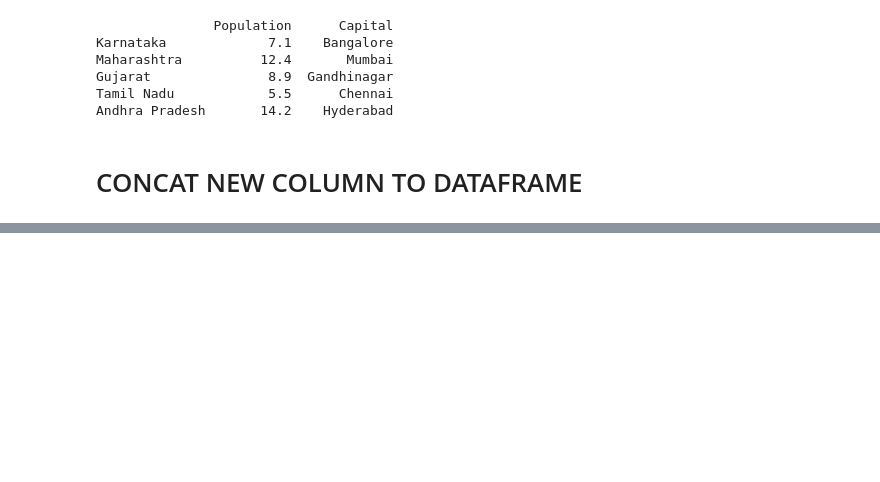
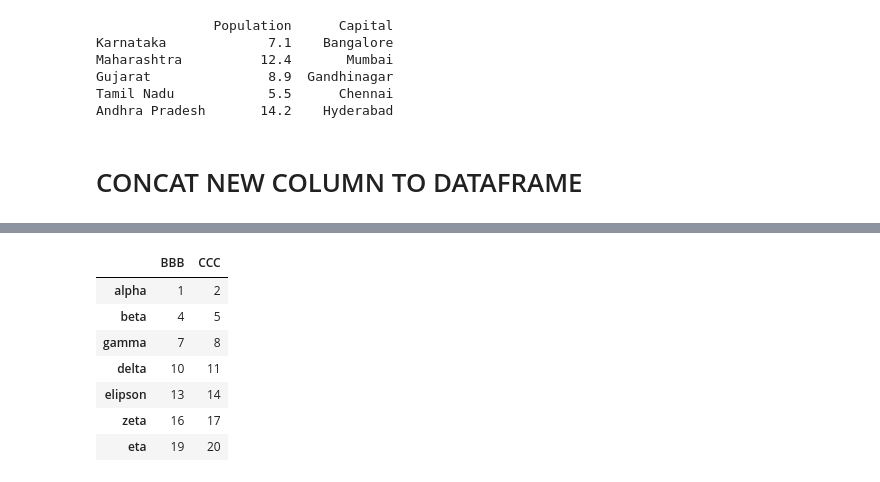
Before and after one commit to nihalnadaf/PYDATABASE, a Jupyter notebook: Pandas.ipynb, the cells around one changed output, grey strips where cells are left out. Saved outputs shown, nothing was run; the diff lists cells and outputs as text; code cells hidden in the pictures; blank space fills up the shorter version.

```diff
--- a/Pandas.ipynb
+++ b/Pandas.ipynb
@@ -230,0 +369,11 @@ Andhra Pradesh       14.2    Hyderabad
+# %%
+df[['BBB','CCC']]
+# %% [output]
+|  | BBB | CCC |
+| alpha | 1 | 2 |
+| beta | 4 | 5 |
+| gamma | 7 | 8 |
+| delta | 10 | 11 |
+| elipson | 13 | 14 |
+| zeta | 16 | 17 |
+| eta | 19 | 20 |
```
Also changed, not shown: parts of 25 cells of this notebook.
